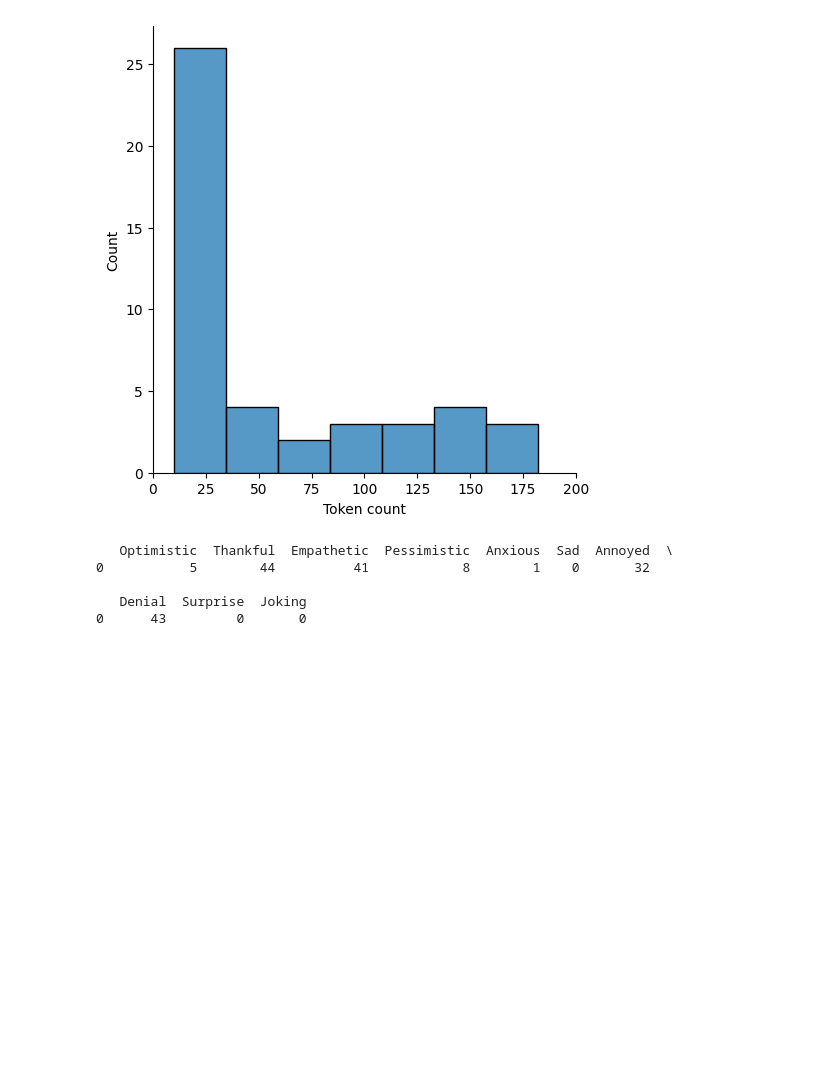
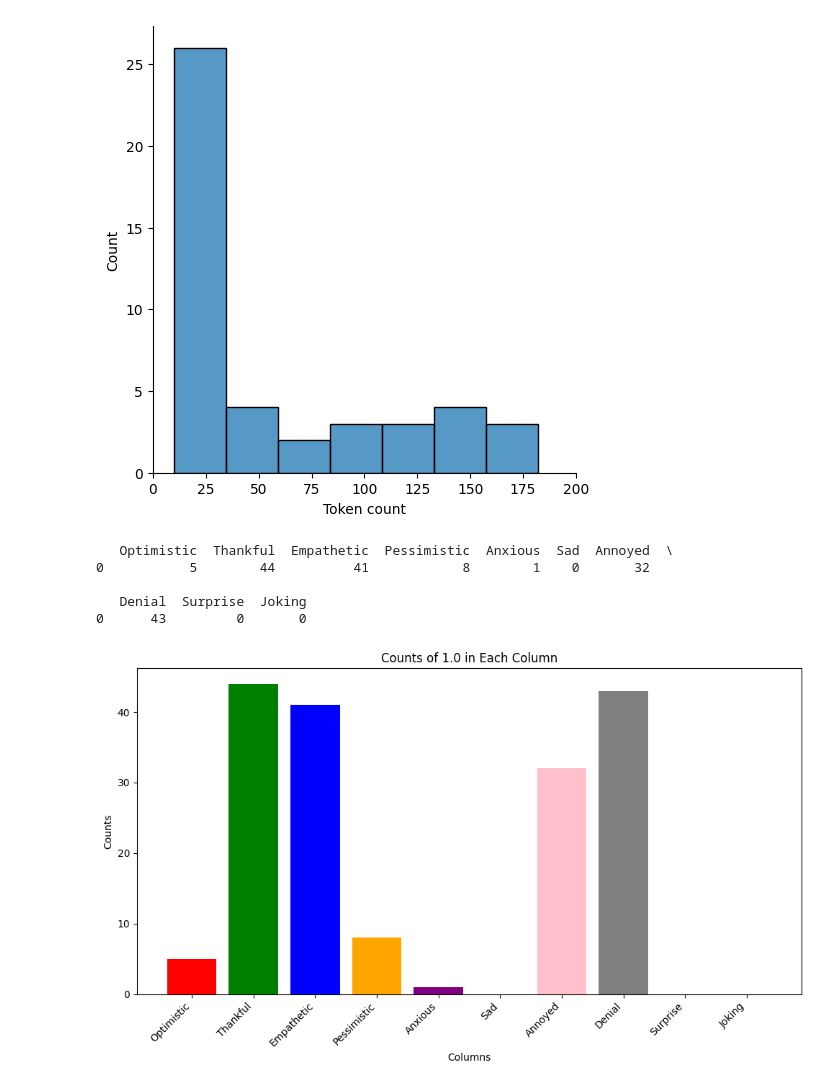
Before and after one commit to sydney-machine-learning/translationanalysis-Mandarin, a Jupyter notebook: sentiment_analysis.ipynb, the cells around one changed output. Cells and saved outputs as stored; diff of their text form; code cells hidden in the pictures; blank space fills up the shorter version.

```diff
--- a/sentiment_analysis.ipynb
+++ b/sentiment_analysis.ipynb
@@ -353,3 +350,30 @@ print(df_count_hsien.head())
 
    Denial  Surprise  Joking
 0      43         0       0
+# %%
+# Assuming df_count_hsien is your DataFrame and it contains one row with the counts of 1.0 in each column
+# Convert the counts to numeric values, just in case they're not
+df_count_hsien_numeric = df_count_hsien.iloc[0].apply(pd.to_numeric)
+
+# Define a list of colors (the length should match the number of categories/columns)
+colors = ['red', 'green', 'blue', 'orange', 'purple', 'brown', 'pink', 'gray', 'cyan', 'magenta']
+
+# Check if the number of colors matches the number of columns
+if len(colors) >= len(df_count_hsien_numeric):
+    # Plotting
+    plt.figure(figsize=(10, 6))  # Set the figure size (width, height) in inches
+    plt.bar(df_count_hsien_numeric.index, df_count_hsien_numeric.values, color=colors)  # Create a bar plot with different colors
+
+    # Adding titles and labels
+    plt.title('Counts of 1.0 in Each Column')
+    plt.xlabel('Columns')
+    plt.ylabel('Counts')
+    plt.xticks(rotation=45, ha='right')  # Rotate the x labels to avoid overlapping
+
+    # Show the plot
+    plt.tight_layout()  # Adjusts subplot params so that the subplot(s) fits in to the figure area
+    plt.show()
+else:
+    print("Not enough colors defined.")
+# %% [output]
+[figure, added]
```
Also changed, not shown: parts of 5 cells of this notebook.
